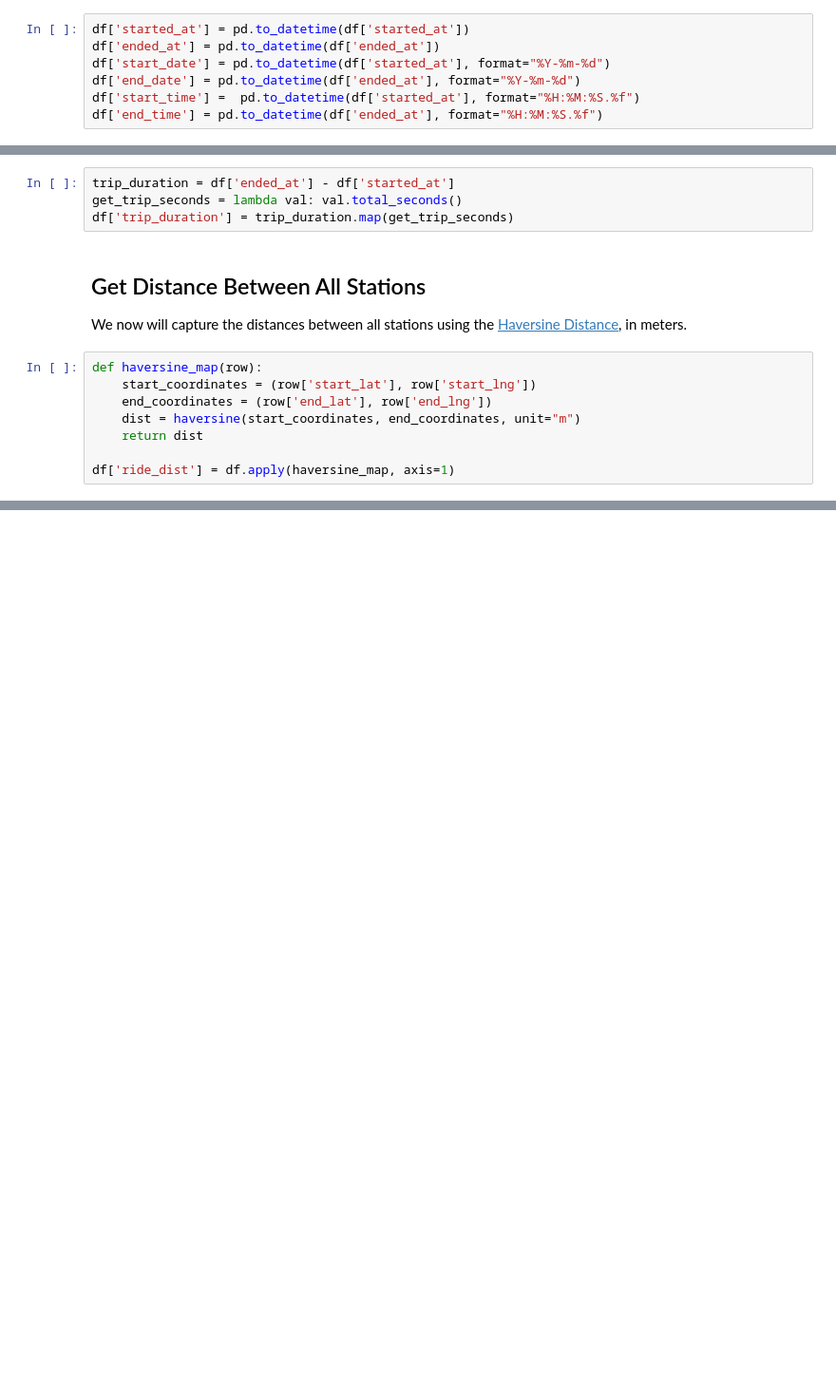
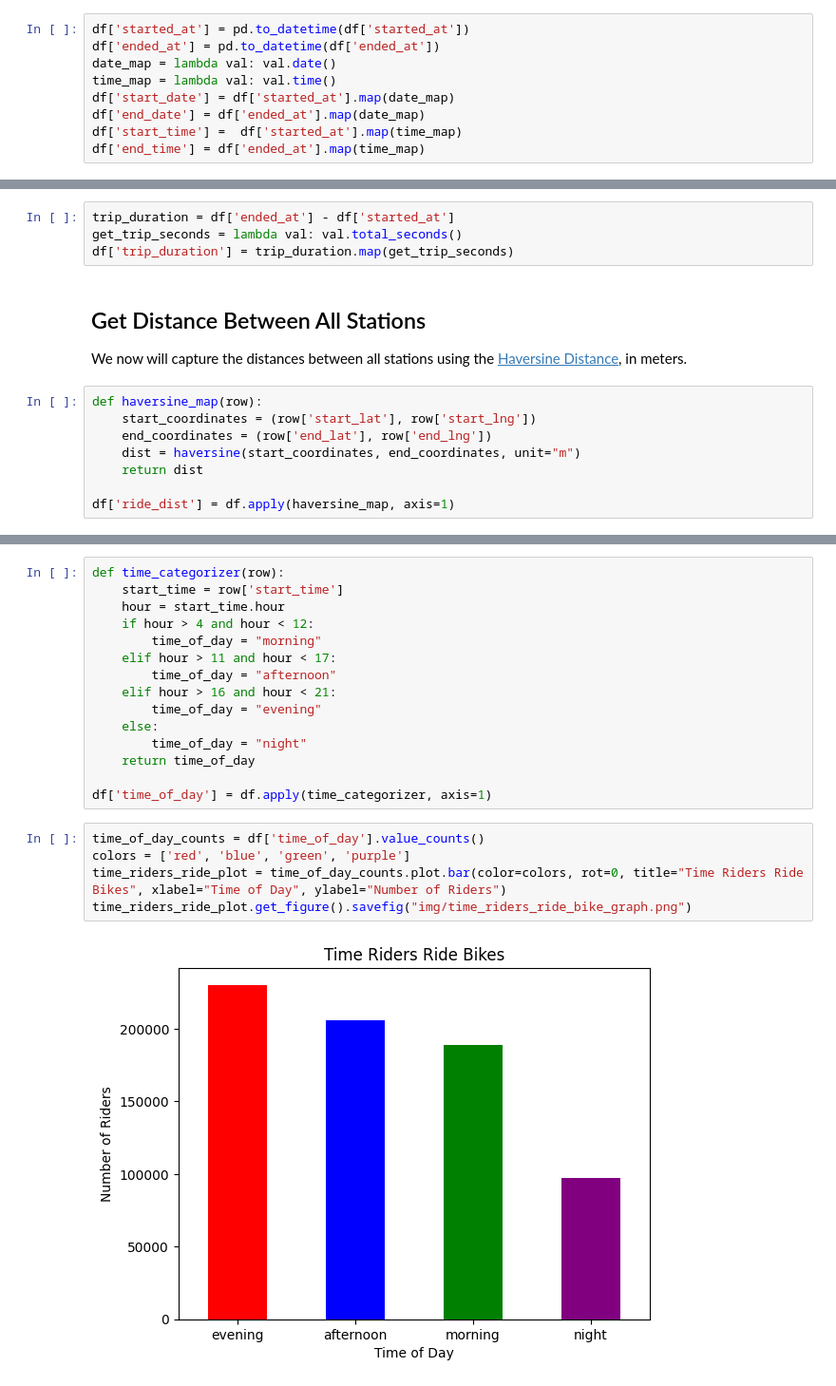
Before and after one commit to Caballesjason/Udacity---Intro-to-Data-Science-Project, a Jupyter notebook: analysis.ipynb, the cells around one changed output, grey strips where cells are left out. Shown: that part at 95% size. Drawn from its saved outputs; the diff is of its cells as text; blank space fills up the shorter version.

Commit message:
Time Riders ride
Added plot that shows when riders typically ride

```diff
--- a/analysis.ipynb
+++ b/analysis.ipynb
@@ -46,9 +46,11 @@ df.dropna(subset=['ride_id', 'started_at', 'ended_at', 'start_station_name', 'st
 # %%
 df['started_at'] = pd.to_datetime(df['started_at'])
 df['ended_at'] = pd.to_datetime(df['ended_at'])
-df['start_date'] = pd.to_datetime(df['started_at'], format="%Y-%m-%d")
-df['end_date'] = pd.to_datetime(df['ended_at'], format="%Y-%m-%d")
-df['start_time'] =  pd.to_datetime(df['started_at'], format="%H:%M:%S.%f")
-df['end_time'] = pd.to_datetime(df['ended_at'], format="%H:%M:%S.%f")
+date_map = lambda val: val.date()
+time_map = lambda val: val.time()
+df['start_date'] = df['started_at'].map(date_map)
+df['end_date'] = df['ended_at'].map(date_map)
+df['start_time'] =  df['started_at'].map(time_map)
+df['end_time'] = df['ended_at'].map(time_map)
 # %% [markdown]
 ## Create field for trip_duration
@@ -79,0 +97,22 @@ Index(['ride_id', 'started_at', 'ended_at', 'start_station_name',
+# %%
+def time_categorizer(row):
+    start_time = row['start_time']
+    hour = start_time.hour
+    if hour > 4 and hour < 12:
+        time_of_day = "morning"
+    elif hour > 11 and hour < 17:
+        time_of_day = "afternoon"
+    elif hour > 16 and hour < 21:
+        time_of_day = "evening"
+    else:
+        time_of_day = "night"
+    return time_of_day
+
+df['time_of_day'] = df.apply(time_categorizer, axis=1)
+# %%
+time_of_day_counts = df['time_of_day'].value_counts()
+colors = ['red', 'blue', 'green', 'purple']
+time_riders_ride_plot = time_of_day_counts.plot.bar(color=colors, rot=0, title="Time Riders Ride Bikes", xlabel="Time of Day", ylabel="Number of Riders")
+time_riders_ride_plot.get_figure().savefig("img/time_riders_ride_bike_graph.png")
+# %% [output]
+[figure, added]
```
Also changed, not shown: parts of 5 cells of this notebook, 1 other file.
